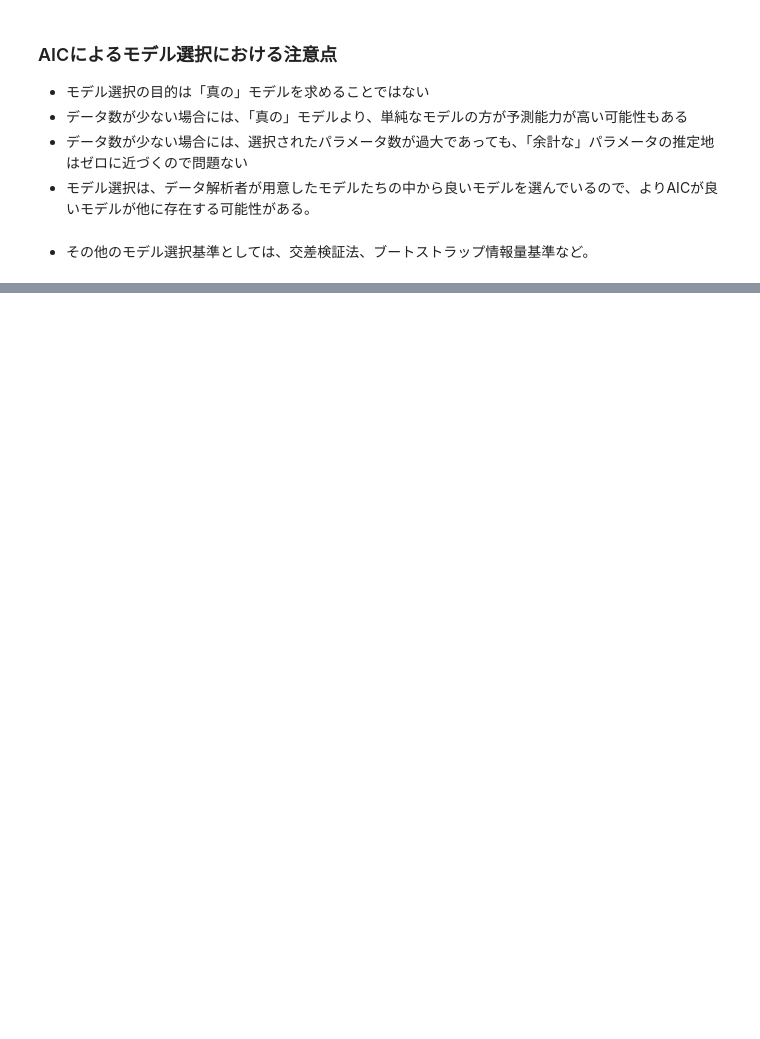
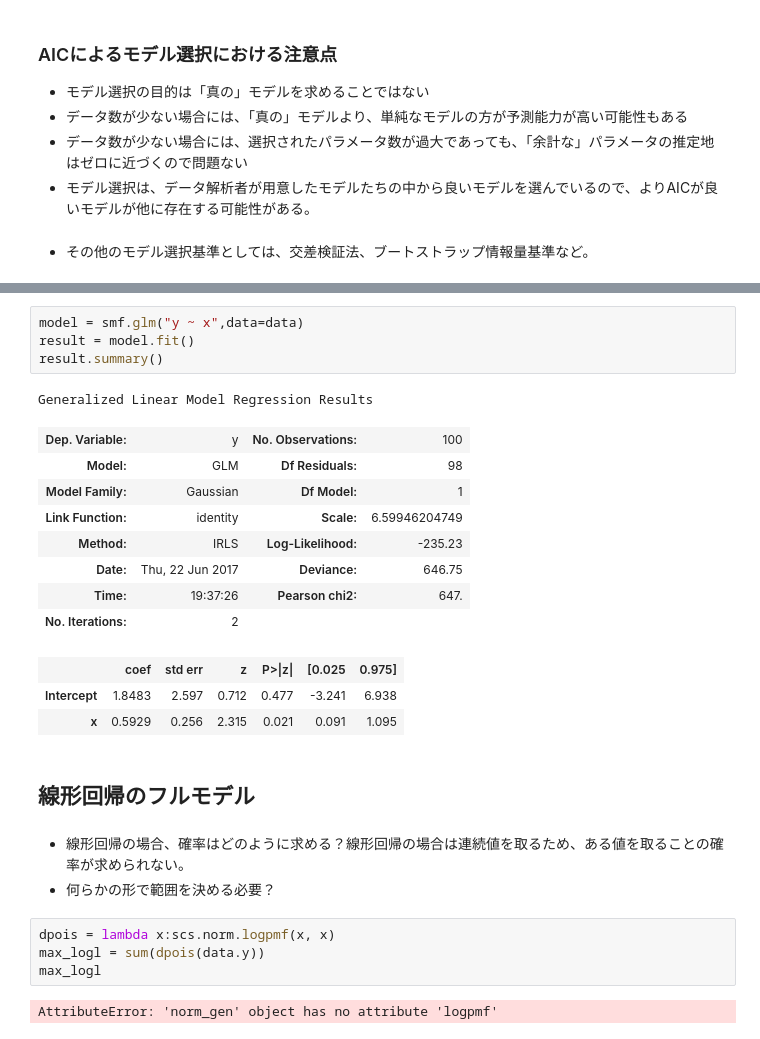
Before and after one commit to takitsuba/midoribon, a Jupyter notebook: Chap4.ipynb, the cells around one changed output, grey strips where cells are left out. Drawn from its saved outputs; the diff is of its cells as text; blank space fills up the shorter version.

```diff
--- a/Chap4.ipynb
+++ b/Chap4.ipynb
@@ -227,0 +409,28 @@ A.
+# %%
+model = smf.glm("y ~ x",data=data)
+result = model.fit()
+result.summary()
+# %% [output]
+Generalized Linear Model Regression Results
+| Dep. Variable: | y | No. Observations: | 100 |
+| Model: | GLM | Df Residuals: | 98 |
+| Model Family: | Gaussian | Df Model: | 1 |
+| Link Function: | identity | Scale: | 6.59946204749 |
+| Method: | IRLS | Log-Likelihood: | -235.23 |
+| Date: | Thu, 22 Jun 2017 | Deviance: | 646.75 |
+| Time: | 19:37:26 | Pearson chi2: | 647. |
+| No. Iterations: | 2 |  |  |
+|  | coef | std err | z | P>|z| | [0.025 | 0.975] |
+| Intercept | 1.8483 | 2.597 | 0.712 | 0.477 | -3.241 | 6.938 |
+| x | 0.5929 | 0.256 | 2.315 | 0.021 | 0.091 | 1.095 |
+# %% [markdown]
+## 線形回帰のフルモデル
+# %% [markdown]
+* 線形回帰の場合、確率はどのように求める？線形回帰の場合は連続値を取るため、ある値を取ることの確率が求められない。
+* 何らかの形で範囲を決める必要？
+# %%
+dpois = lambda x:scs.norm.logpmf(x, x)
+max_logl = sum(dpois(data.y))
+max_logl
+# %% [output]
+AttributeError: 'norm_gen' object has no attribute 'logpmf'
```
Also changed, not shown: parts of 28 cells of this notebook, 1 other file.
